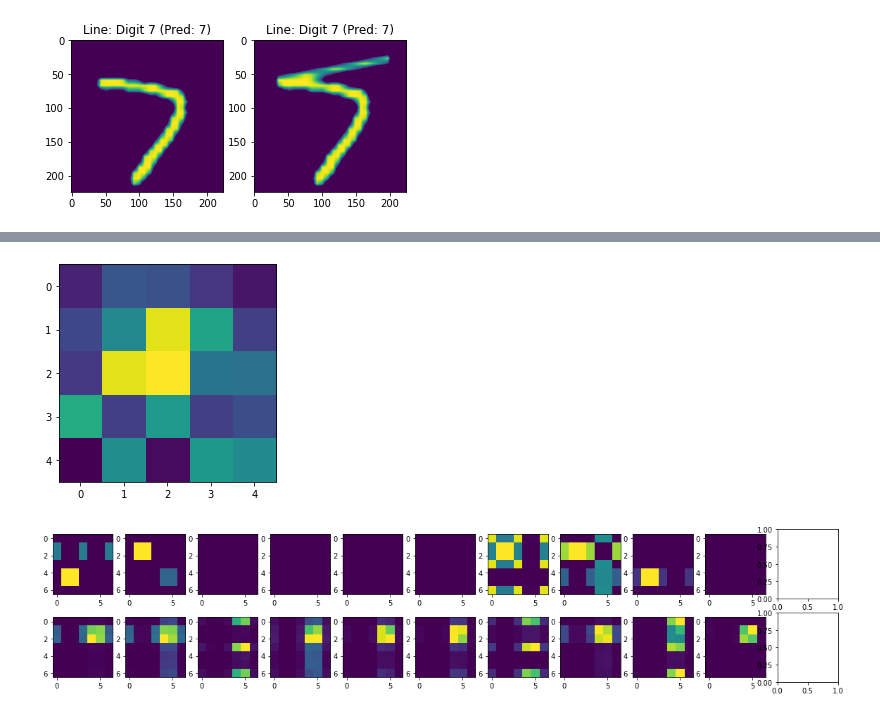
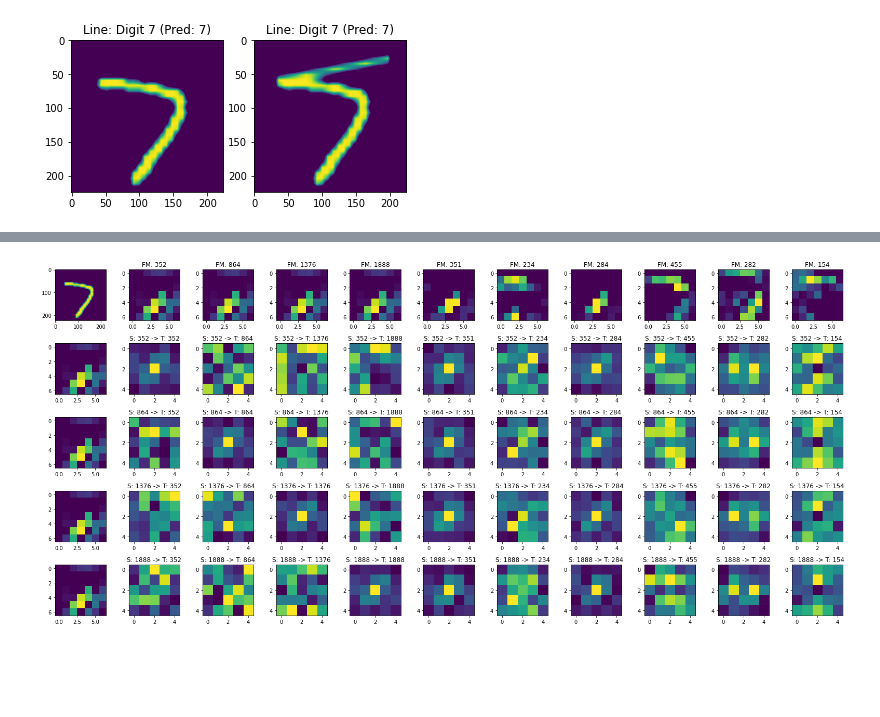
Before and after one commit to edualc/mt_object_recognition, a Jupyter notebook: Visualize_LCL_Workings_with_best_model.ipynb, the cells around one changed output, grey strips where cells are left out. Saved outputs shown, nothing was run; the diff lists cells and outputs as text; code cells hidden in the pictures; blank space fills up the shorter version.

```diff
--- a/Visualize_LCL_Workings_with_best_model.ipynb
+++ b/Visualize_LCL_Workings_with_best_model.ipynb
@@ -198,16 +200,59 @@ generate_feature_map_plot(img)
-# %%
-K = model.features.lcl.K
-plt.imshow(K[0,4,:,:].cpu())
-plt.show()
-
-fig, axs = plt.subplots(2, 11, figsize=(20,4))
-
-for i in range(10):
-    axs[0, i].imshow(A[0,i,...].cpu(), vmin=0)
-    axs[1, i].imshow(L[0,i,...].cpu(), vmin=0, vmax=1)
-# %% [output]
-[figure, removed]
-[figure, removed]
+# %%
+def generate_multiplex_comparison_plot(img, topk=10, plot_scale=2):
+    L, fm_idx, A = calculate_L(model, img)
+
+    # TODO: Change to A once the reconstructed models have been retrained!
+    A2 = model.features.vgg19_unit(img.unsqueeze(0).to(model.device))
+    A2 = A2.repeat(1, model.features.lcl.n, 1, 1).cpu()
+
+    filtered_L = torch.stack([torch.index_select(i, dim=0, index=j) for i,j in zip(L, fm_idx)])
+
+    #topk_indices = torch.topk(torch.sum(filtered_L, dim=(-2,-1)), topk).indices[0]
+    topk_indices = torch.topk(torch.sum(A, dim=(-2, -1)), topk).indices[0]
+    topk_indices = topk_indices.cpu().numpy()
+
+    # Generate multiplex indices corresponding to the stronges one
+    fm_index = topk_indices[0] % 512
+    multiplex_indices = (512 * np.arange(4))
+    multiplex_indices += fm_index
+
+    # Replace first 4 indices with the multiplex of the strongest one
+    topk_indices[-6:] = topk_indices[1:7]
+    topk_indices[:4] = multiplex_indices
+
+
+    fig, axs = plt.subplots(4+1, topk+1, figsize=((topk+1)*plot_scale, (4+1)*plot_scale))
+    axs[0,0].imshow(img.transpose(1,2).transpose(0,2), vmin=0)
+
+    for k in range(topk):
+        target_fm = topk_indices[k]
+        axs[0, k+1].imshow(A2[0, target_fm, ...].cpu(), vmin=0)
+        axs[0, k+1].set_title(f"FM: {target_fm}")
+
+        for i in range(4):
+            source_fm = multiplex_indices[i]
+            axs[i+1, 0].imshow(A2[0, source_fm, ...].cpu(), vmin=0)
+
+            axs[i+1, k+1].imshow(model.features.lcl.K[source_fm, target_fm, ...].cpu())
+            axs[i+1, k+1].set_title(f"S: {source_fm} -> T: {target_fm}")
+
+
+        """
+        axs[k+1, 0].imshow(A[0, target_fm, ...].cpu(), vmin=0)
+        axs[k+1, 0].set_title(f"FM: {target_fm}")
+
+        for i in range(topk):
+            source_fm = topk_indices[i]
+            axs[i+1, k+1].imshow(model.features.lcl.K[source_fm, target_fm, ...].cpu())
+            axs[i+1, k+1].set_title(f"S: {source_fm} -> T: {target_fm}")
+        """
+
+    plt.tight_layout()
+    plt.show()
+
+generate_multiplex_comparison_plot(img)
+# %% [output]
+[figure, added]
 # %%
 filtered_L = torch.stack([torch.index_select(i, dim=0, index=j) for i,j in zip(L, idx)])
 filtered_L2 = torch.stack([torch.index_select(i, dim=0, index=j) for i,j in zip(L2, idx2)])
```
Also changed, not shown: parts of 6 cells of this notebook, 6 other files.
